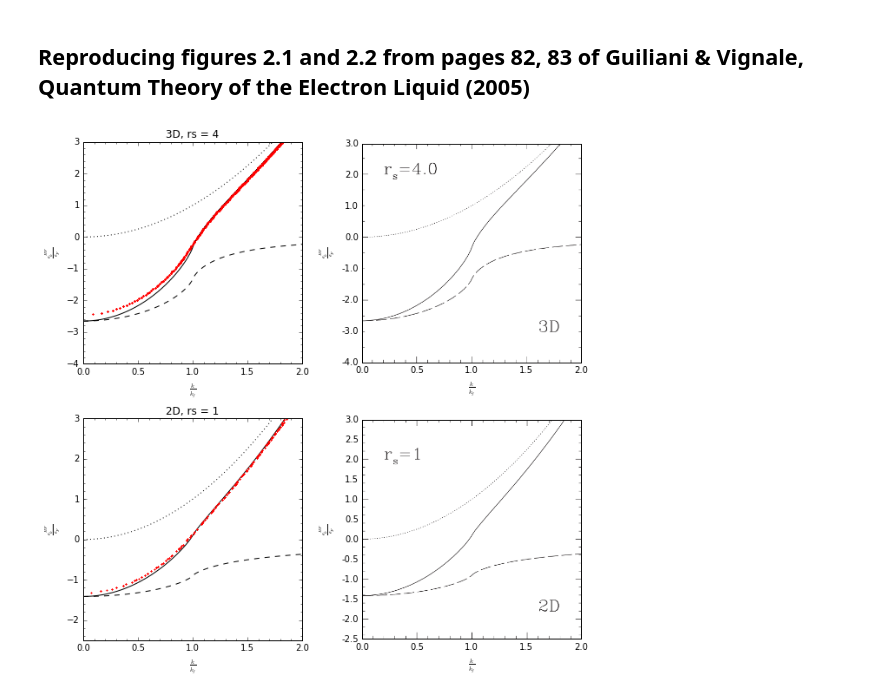
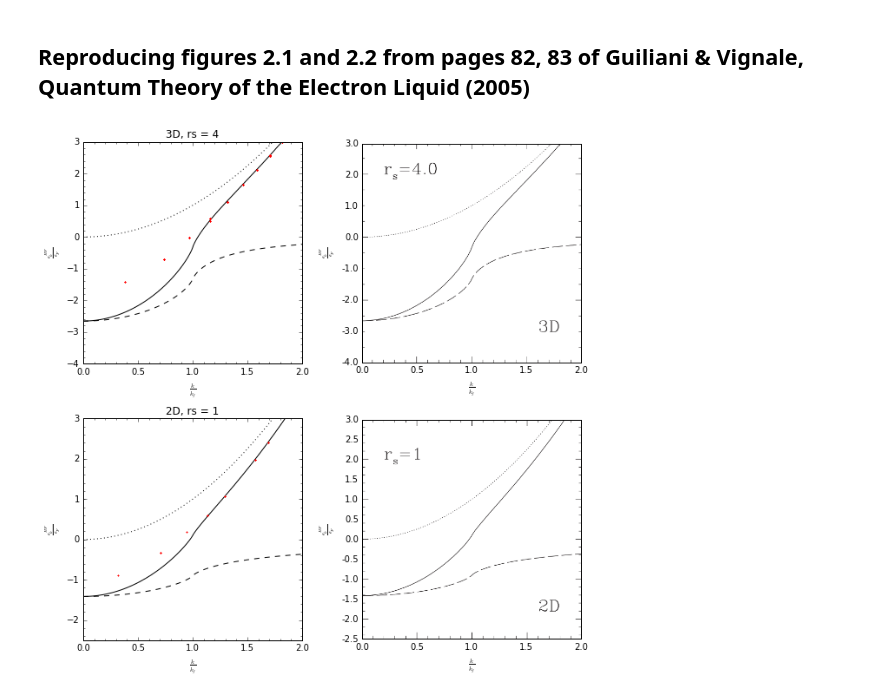
Before and after one commit to ecurtin2/HF-Stability, a Jupyter notebook: source/heg_stability.ipynb, the cells around one changed output. Cells and saved outputs as stored; diff of their text form; code cells hidden in the pictures.

```diff
--- a/source/heg_stability.ipynb
+++ b/source/heg_stability.ipynb
@@ -43,7 +43,7 @@ axes[0,0].xaxis.set_minor_locator(minor_locator)
 plt.grid(which='minor')
 
 #Discretized 3D
-run.Nk = 40
+run.Nk = 10
 run.calc_energy()
 y = run.energies / run.fermi_energy
 x = row_norm(run.states) / run.kf
@@ -69,7 +69,7 @@ axes[1,0].set_xlim(0,2)
 axes[1,0].set_ylim(-2.5,3)
 
 #Discretized 2D
-run.Nk = 40
+run.Nk = 10
 run.calc_energy()
 y = run.energies / run.fermi_energy
 x = row_norm(run.states) / run.kf
@@ -100,31 +100,31 @@ axes[0,1].set_yticks(ytix)
 axes[0,1].set_yticklabels(ylabels)
 axes[0,1].set_ylim(0,image.shape[1])
 axes[0,1].tick_params(top='off', bottom='off', left='off', right='off')
 axes[0,1].set_xlabel(r'$\frac{k}{k_f}$')
 axes[0,1].set_ylabel(r'$\frac{\epsilon_k^{HF}}{\epsilon_F}$')
 
 
 #2D Figure
 image = mpimg.imread("HF_singleparticleenergy_2D_Guiliani2005_fig2.2_cropped.png")
 ntix = 5
 xlabels = np.linspace(0,2,ntix)
 xtix = np.linspace(0, image.shape[0], ntix)
 ntix = 12
 ytix = np.linspace(0, image.shape[1], ntix)
 ylabels = np.linspace(-2.5,3,ntix)
 axes[1,1].axis('on')
 axes[1,1].imshow(image[::-1,:,:])
 axes[1,1].set_xticks(xtix,minor=False)
 axes[1,1].set_xticklabels(xlabels)
 axes[1,1].set_xlim(0,image.shape[0])
 axes[1,1].set_yticks(ytix)
 axes[1,1].set_yticklabels(ylabels)
 axes[1,1].set_ylim(0,image.shape[1])
 axes[1,1].tick_params(top='off', bottom='off', left='off', right='off')
 axes[1,1].set_xlabel(r'$\frac{k}{k_f}$')
 axes[1,1].set_ylabel(r'$\frac{\epsilon_k^{HF}}{\epsilon_F}$')
 
 plt.tight_layout()
 plt.show()
 # %% [output]
-[figure, old version]
+[figure, new version]
```
Also changed, not shown: parts of 2 cells of this notebook, 1 other file.
